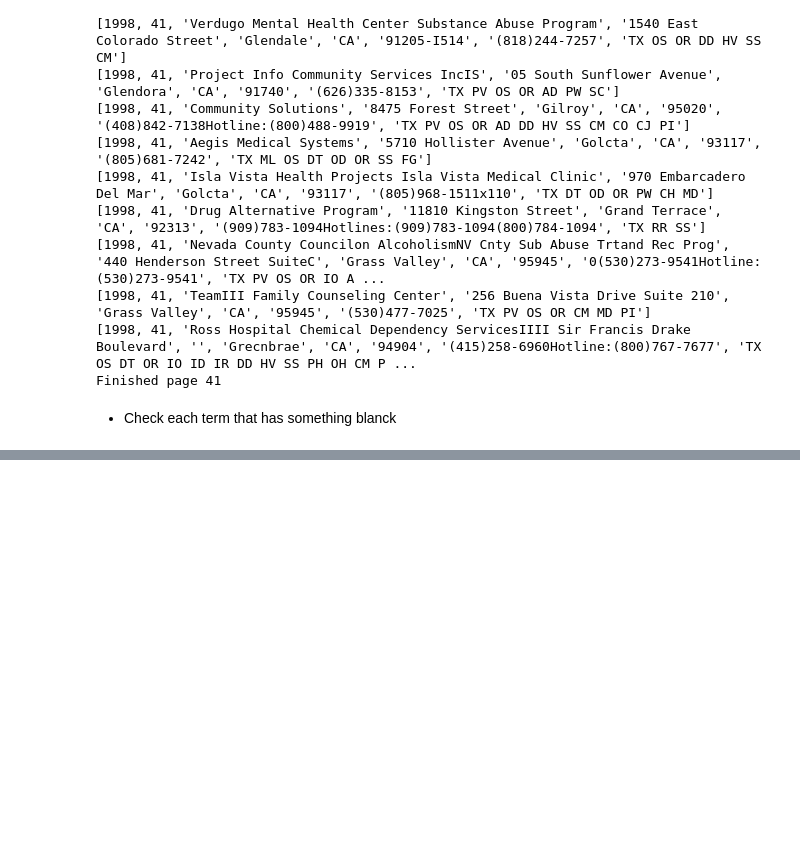
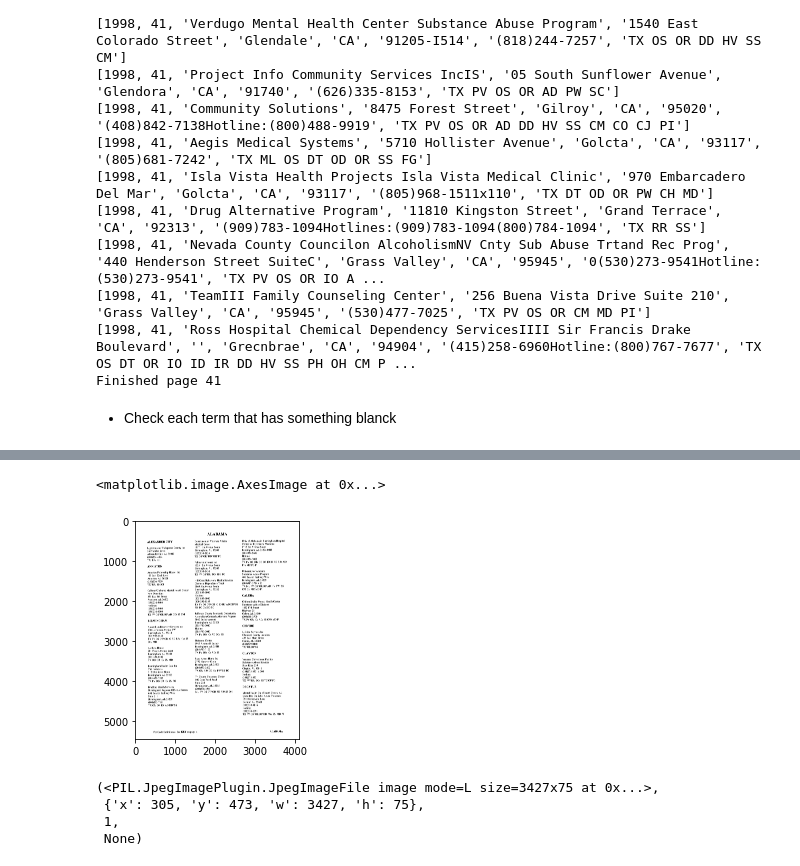
Before and after one commit to GeoDaCenter/opioid-policy-scan, a Jupyter notebook: MOUD_scraping/pdf_scraper_98.ipynb, the cells around one changed output, grey strips where cells are left out. Drawn from its saved outputs; the diff is of its cells as text; code cells hidden in the pictures; blank space fills up the shorter version.

```diff
--- a/MOUD_scraping/pdf_scraper_98.ipynb
+++ b/MOUD_scraping/pdf_scraper_98.ipynb
@@ -509,0 +556,10 @@ Finished page 41
+# %%
+PDF_file = "1998/directory_1998.pdf"
+# %%
+# Store all the pages of the PDF in a variable
+pages = convert_from_path(PDF_file, 500)
+# %%
+plt.imshow(pages[11])
+# %% [output]
+<matplotlib.image.AxesImage at 0x...>
+[figure, added]
@@ -509,0 +569,7 @@ Finished page 41
+# %%
+boxes[1]
+# %% [output]
+(<PIL.JpegImagePlugin.JpegImageFile image mode=L size=3427x75 at 0x...>,
+ {'x': 305, 'y': 473, 'w': 3427, 'h': 75},
+ 1,
+ None)
```
Also changed, not shown: parts of 11 cells of this notebook.
